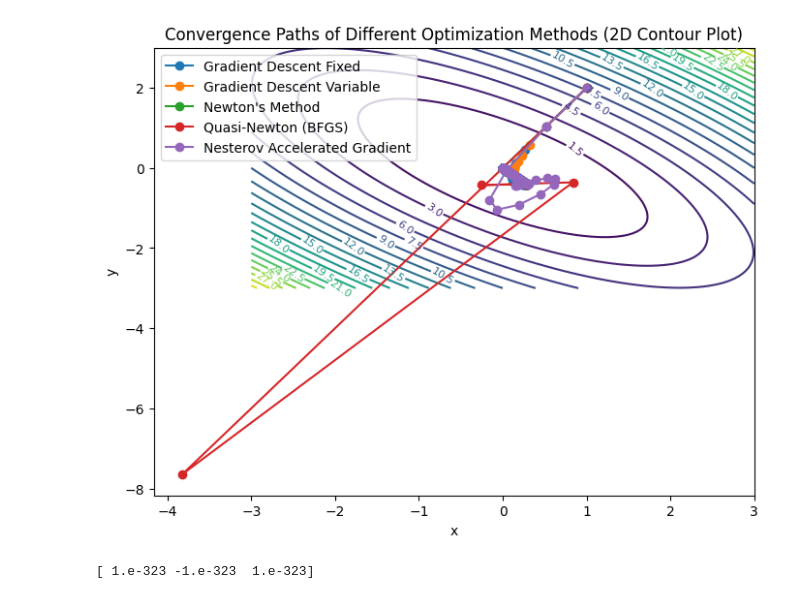
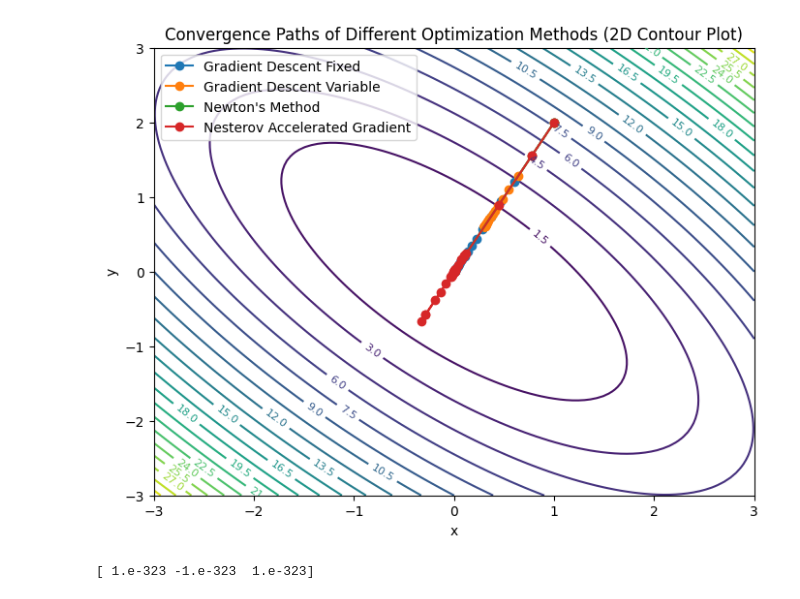
Before and after one commit to ousscher/ESI_2CS_MASD_TP, a Jupyter notebook: TP1/exo1.ipynb, the cells around one changed output. Saved outputs shown, nothing was run; the diff lists cells and outputs as text; code cells hidden in the pictures.

```diff
--- a/TP1/exo1.ipynb
+++ b/TP1/exo1.ipynb
@@ -3,7 +3,7 @@ import autograd.numpy as np
 import matplotlib.pyplot as plt
 from autograd import grad, hessian
 # %%
-b = 1.41
+b = 0.11
 
 def f_x(X):
     return X[0]**2 + b * X[0] * X[1] + X[1]**2 + b * X[1] * X[2] + X[2]**2
@@ -119,21 +119,21 @@ def plot_convergence_2d(paths):
 # %%
 x0 = np.array([1.0, 2.0, 3.0])
 learning_rate = 0.1
 max_iter = 100000
 # beta = 1.41
 # beta = 0.11
 alpha = 0.1
 maxIter = 10000
 paths = {
     'Gradient Descent Fixed': gradient_descent_fixed_step(f_x, grad_func_auto, x0, learning_rate, max_iter),
     'Gradient Descent Variable': gradient_descent_variable_step(f_x, grad_func_auto, x0, learning_rate, max_iter=max_iter),
     'Newton\'s Method': newtons_method(f_x, grad_func_auto, hessian_func_auto, x0, max_iter=max_iter),
-    'Quasi-Newton (BFGS)': quasi_newtons_method(f_x, grad_func_auto, x0, max_iter=max_iter),
+    # 'Quasi-Newton (BFGS)': quasi_newtons_method(f_x, grad_func_auto, x0, max_iter=max_iter),
     'Nesterov Accelerated Gradient': nesterov_accelerated_gradient(f_x, grad_func_auto, x0, learning_rate, max_iter=max_iter)
 }
 plot_convergence_2d(paths)
 # %% [output]
-[figure, old version]
+[figure, new version]
 # %%
 def linear_search(beta):
     r=1
```
